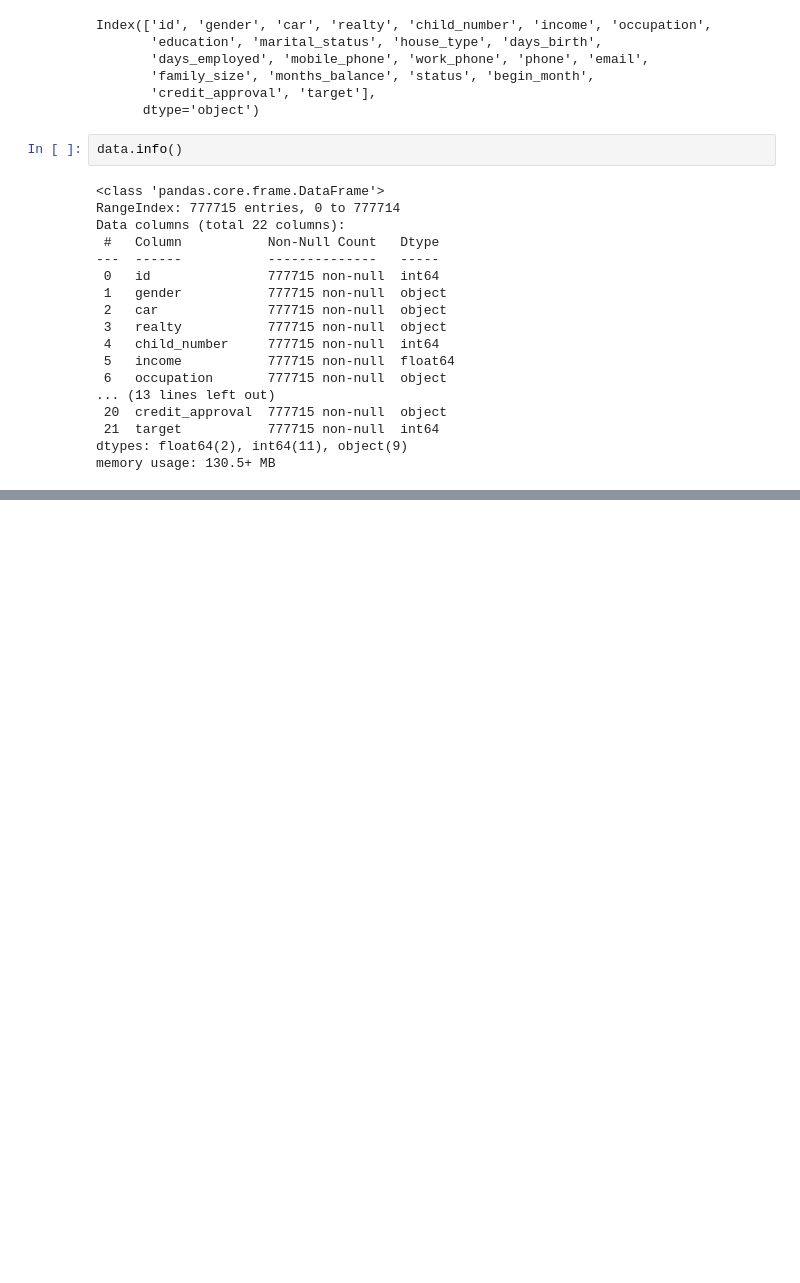
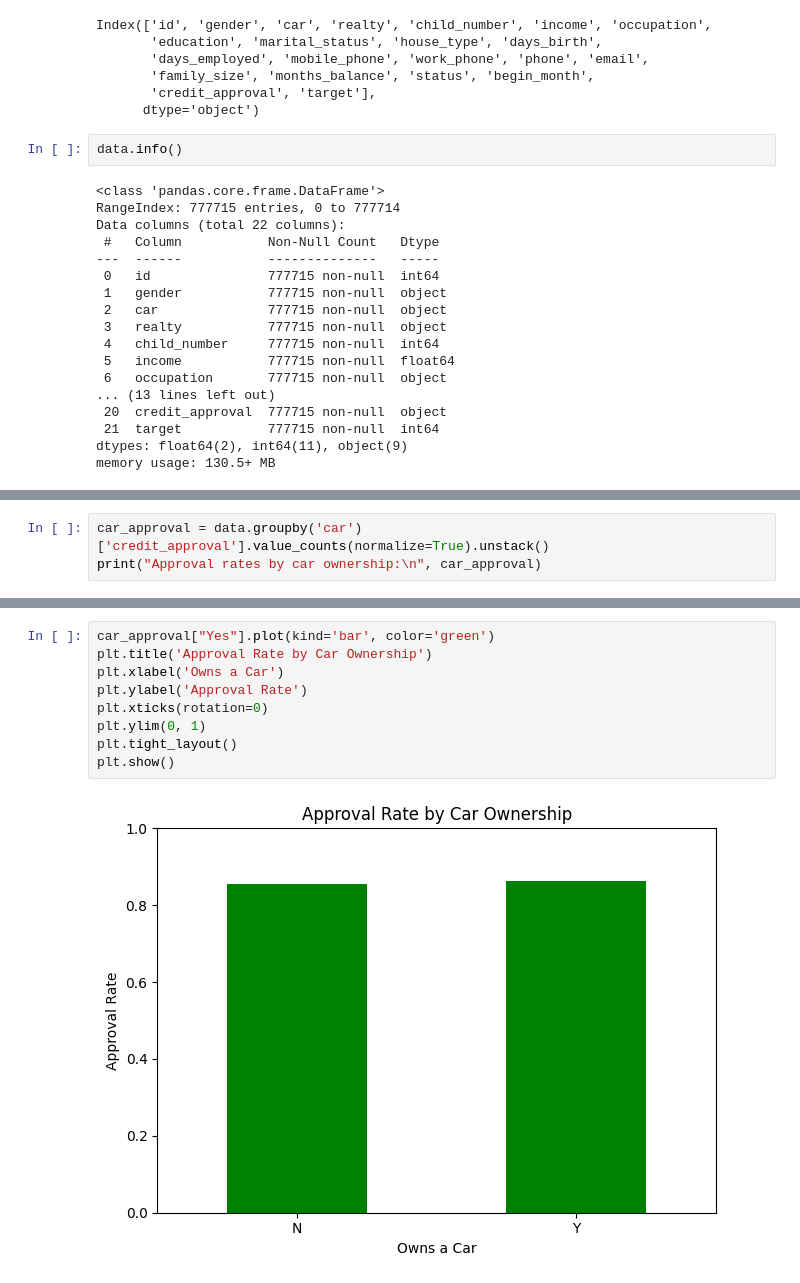
Before and after one commit to yonathanggraiwan/p2-final-project-ftds-028-hck-group-001, a Jupyter notebook: EDA_MFD.ipynb, the cells around one changed output, grey strips where cells are left out. Drawn from its saved outputs; the diff is of its cells as text; blank space fills up the shorter version.

```diff
--- a/EDA_MFD.ipynb
+++ b/EDA_MFD.ipynb
@@ -60,0 +152,3 @@ memory usage: 130.5+ MB
+# %%
+car_approval = data.groupby('car')['credit_approval'].value_counts(normalize=True).unstack()
+print("Approval rates by car ownership:\n", car_approval)
@@ -60,0 +170,11 @@ memory usage: 130.5+ MB
+# %%
+car_approval["Yes"].plot(kind='bar', color='green')
+plt.title('Approval Rate by Car Ownership')
+plt.xlabel('Owns a Car')
+plt.ylabel('Approval Rate')
+plt.xticks(rotation=0)
+plt.ylim(0, 1)
+plt.tight_layout()
+plt.show()
+# %% [output]
+[figure, added]
```
Also changed, not shown: parts of 19 cells of this notebook.
